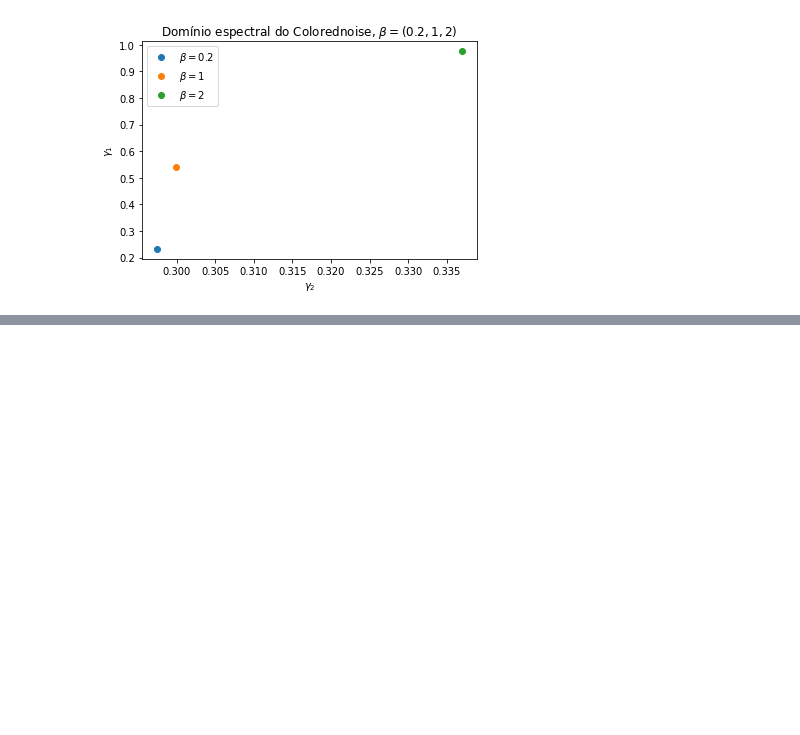
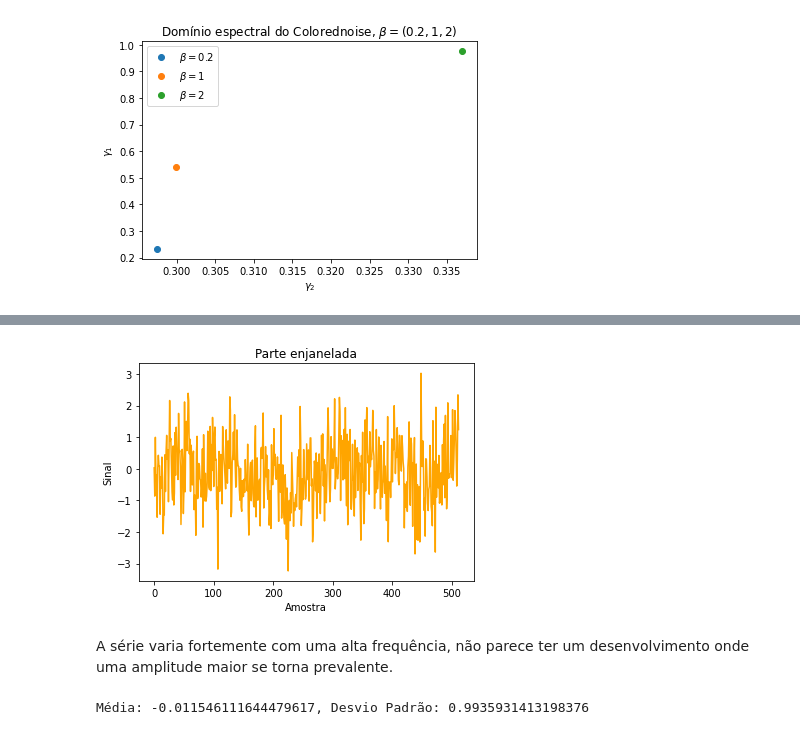
Before and after one commit to gioguarnieri/Materias_Doutorado_INPE, a Jupyter notebook: Estatística_Computacional/CAP417HandsOn3Giovanni.ipynb, the cells around one changed output, grey strips where cells are left out. Drawn from its saved outputs; the diff is of its cells as text; code cells hidden in the pictures; blank space fills up the shorter version.

```diff
--- a/Estatística_Computacional/CAP417HandsOn3Giovanni.ipynb
+++ b/Estatística_Computacional/CAP417HandsOn3Giovanni.ipynb
@@ -844,0 +873,15 @@ plt.show()
+# %%
+plt.figure()
+plt.title("Parte enjanelada")
+plt.plot(window_serie, c = "orange")
+plt.xlabel("Amostra")
+plt.ylabel("Sinal")
+plt.show()
+# %% [output]
+[figure, added]
+# %% [markdown]
+A série varia fortemente com uma alta frequência, não parece ter um desenvolvimento onde uma amplitude maior se torna prevalente.
+# %%
+print(f"Média: {np.mean(serie)}, Desvio Padrão: {np.std(serie)}")
+# %% [output]
+Média: -0.011546111644479617, Desvio Padrão: 0.9935931413198376
```
Also changed, not shown: parts of 11 cells of this notebook.
